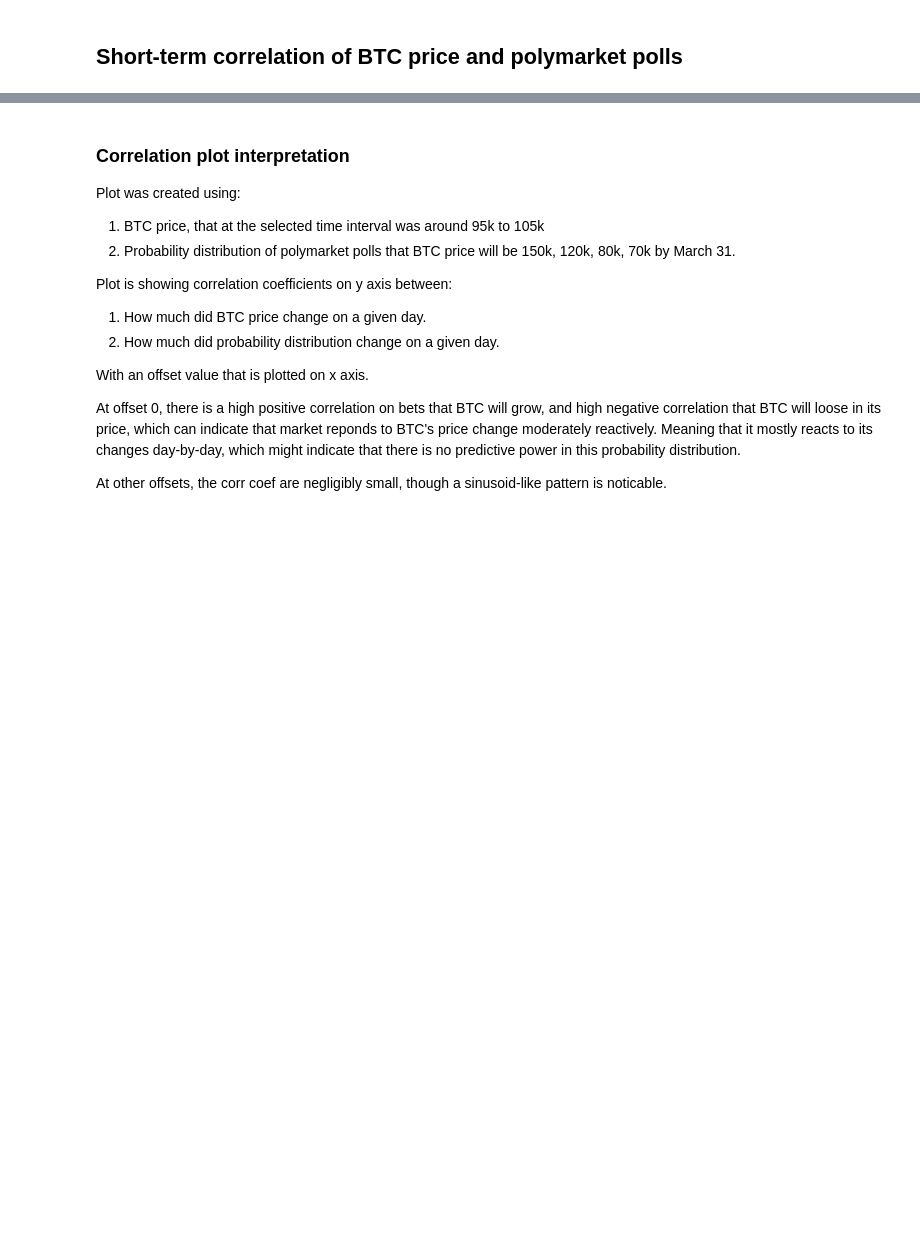
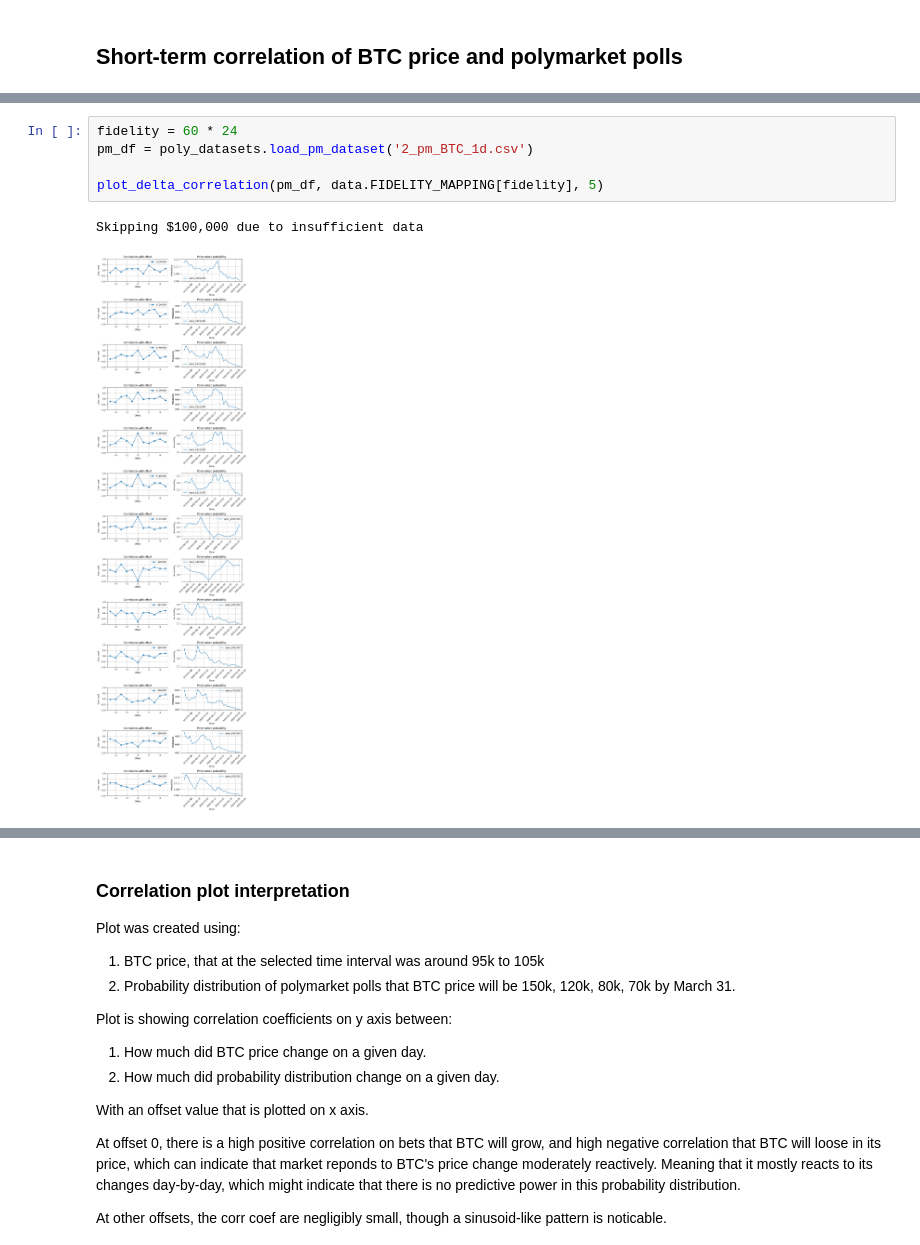
Before and after one commit to DiceNameIsMy/algotrading, a Jupyter notebook: src/main.ipynb, the cells around one changed output, grey strips where cells are left out. Saved outputs shown, nothing was run; the diff lists cells and outputs as text; blank space fills up the shorter version.

```diff
--- a/src/main.ipynb
+++ b/src/main.ipynb
@@ -378 +82,9 @@ def plot_delta_correlation(pm_data: list[PMDataset], interval: str, corr_amplitu
+# %%
+fidelity = 60 * 24
+pm_df = poly_datasets.load_pm_dataset('2_pm_BTC_1d.csv')
+
+plot_delta_correlation(pm_df, data.FIDELITY_MAPPING[fidelity], 5)
+# %% [output]
+Skipping $100,000 due to insufficient data
+[figure, added]
 # %%
```
Also changed, not shown: parts of 16 cells of this notebook, 11 other files.
